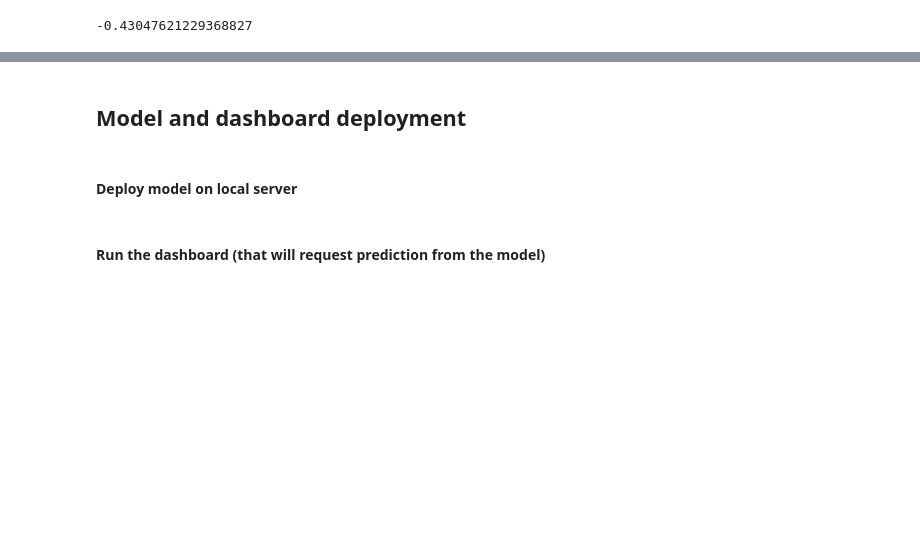
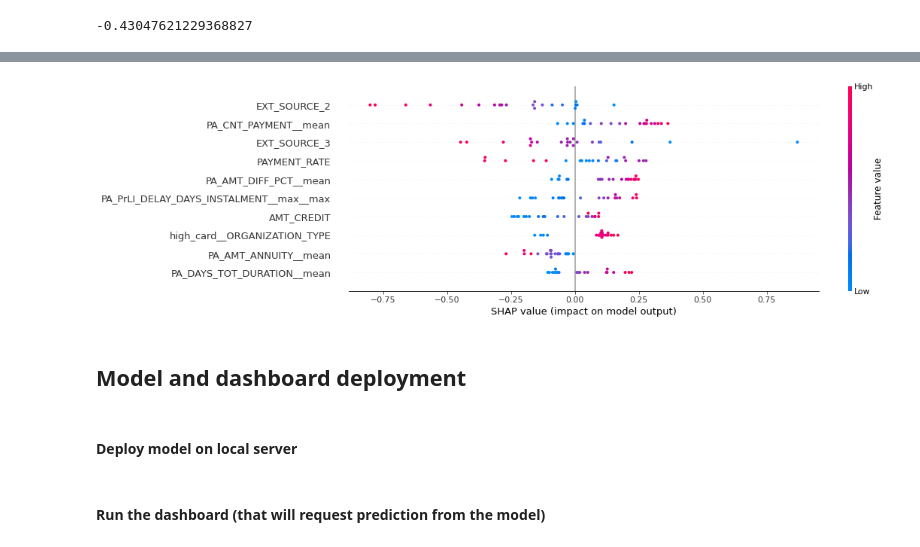
Before and after one commit to SmellyArmure/OC_DS_Project7, a Jupyter notebook: NOTEBOOKS/P7_05_Dashboard_prep.ipynb, the cells around one changed output, grey strips where cells are left out. Saved outputs shown, nothing was run; the diff lists cells and outputs as text; code cells hidden in the pictures; blank space fills up the shorter version.

```diff
--- a/NOTEBOOKS/P7_05_Dashboard_prep.ipynb
+++ b/NOTEBOOKS/P7_05_Dashboard_prep.ipynb
@@ -263,3 +288,24 @@ shap.summary_plot(log_reg_explainer.shap_values(X_test)[1],
+# %%
+fig, ax = plt.subplots(figsize=(14, 5))
+
+shap.summary_plot(shap_values[1],
+                  X_cust_neigh.values,
+                  feature_names=X_neigh.columns,
+                  max_display=10,
+                  show=False,
+                 plot_size=None
+                 )
+shap.summary_plot(shap_values[1],
+                  X_cust_neigh.values,
+                  feature_names=X_neigh.columns,
+                  max_display=10,
+                  show=False,
+                 plot_size=None
+                 )
+
+plt.show()
+# %% [output]
+[figure, added]
 # %% [markdown]
 ## Model and dashboard deployment
 # %% [markdown]
```
Also changed, not shown: parts of 19 cells of this notebook, 46 other files.
